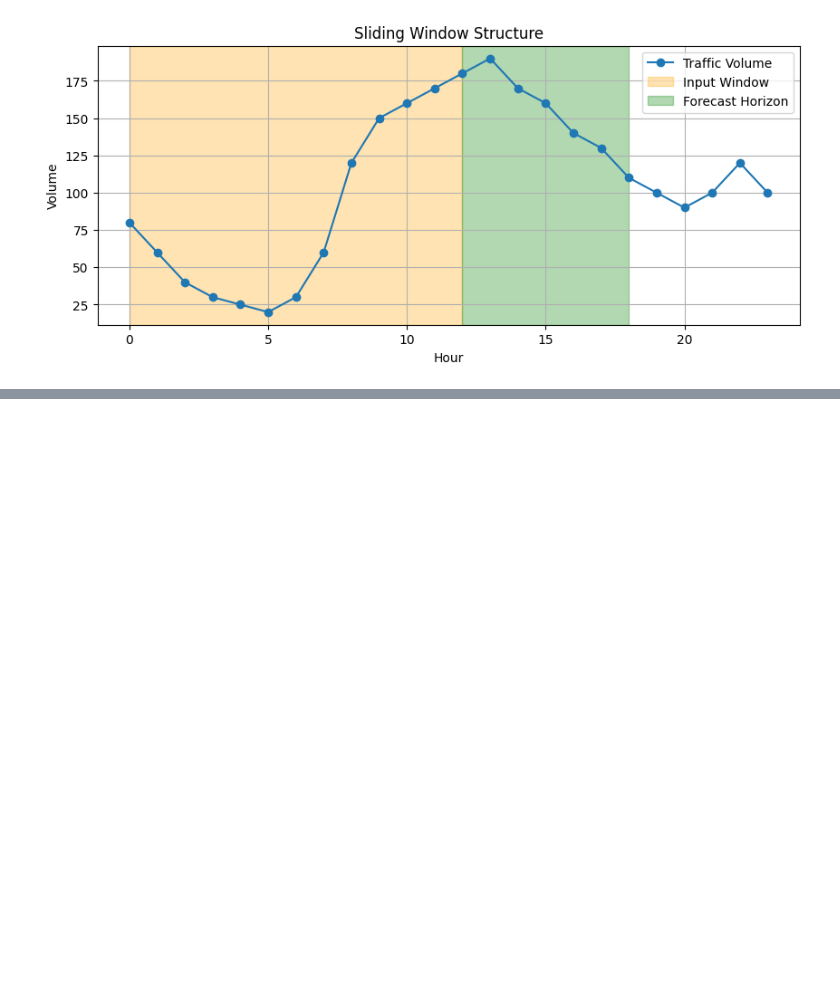
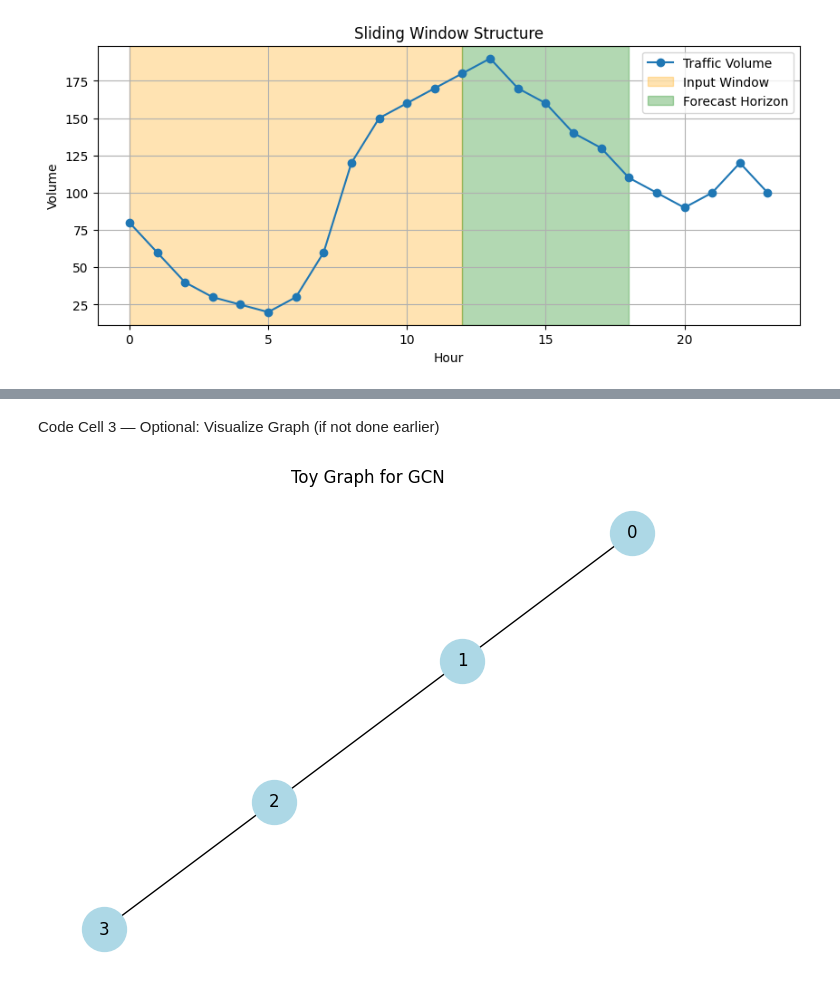
Before and after one commit to Abidullha/ReX-GNN, a Jupyter notebook: ReX_GNN_Setup.ipynb, the cells around one changed output, grey strips where cells are left out. Saved outputs shown, nothing was run; the diff lists cells and outputs as text; code cells hidden in the pictures; blank space fills up the shorter version.

Commit message:
Add mini GCN demo on toy graph with message passing

```diff
--- a/ReX_GNN_Setup.ipynb
+++ b/ReX_GNN_Setup.ipynb
@@ -235,0 +269,17 @@ plt.show()
+# %%
+import torch
+from torch_geometric.data import Data
+from torch_geometric.nn import GCNConv
+
+# 4 nodes with 1D features
+x = torch.tensor([[10.], [20.], [30.], [40.]], dtype=torch.float)
+
+# Edges (undirected): 0↔1, 1↔2, 2↔3
+edge_index = torch.tensor([
+    [0, 1, 1, 2, 2, 3],
+    [1, 0, 2, 1, 3, 2]
+], dtype=torch.long)
+
+# Create graph
+data = Data(x=x, edge_index=edge_index)
+print(data)
@@ -235,0 +310,15 @@ plt.show()
+# %% [markdown]
+Code Cell 3 — Optional: Visualize Graph (if not done earlier)
+# %%
+import networkx as nx
+import matplotlib.pyplot as plt
+
+G = nx.Graph()
+edges = edge_index.t().tolist()
+G.add_edges_from(edges)
+
+nx.draw(G, with_labels=True, node_color='lightblue', node_size=1000)
+plt.title("Toy Graph for GCN")
+plt.show()
+# %% [output]
+[figure, added]
```
Also changed, not shown: parts of 8 cells of this notebook.
